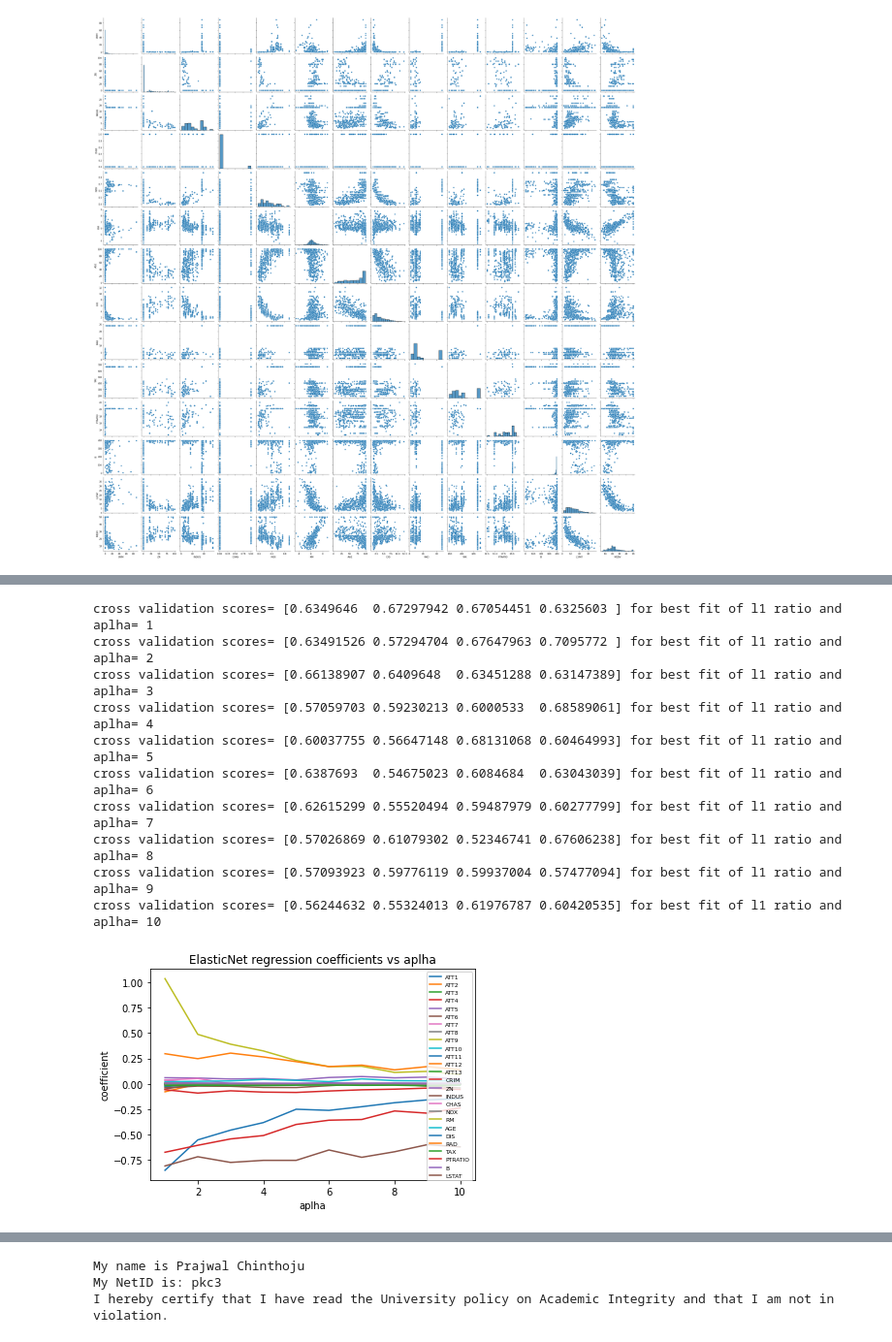
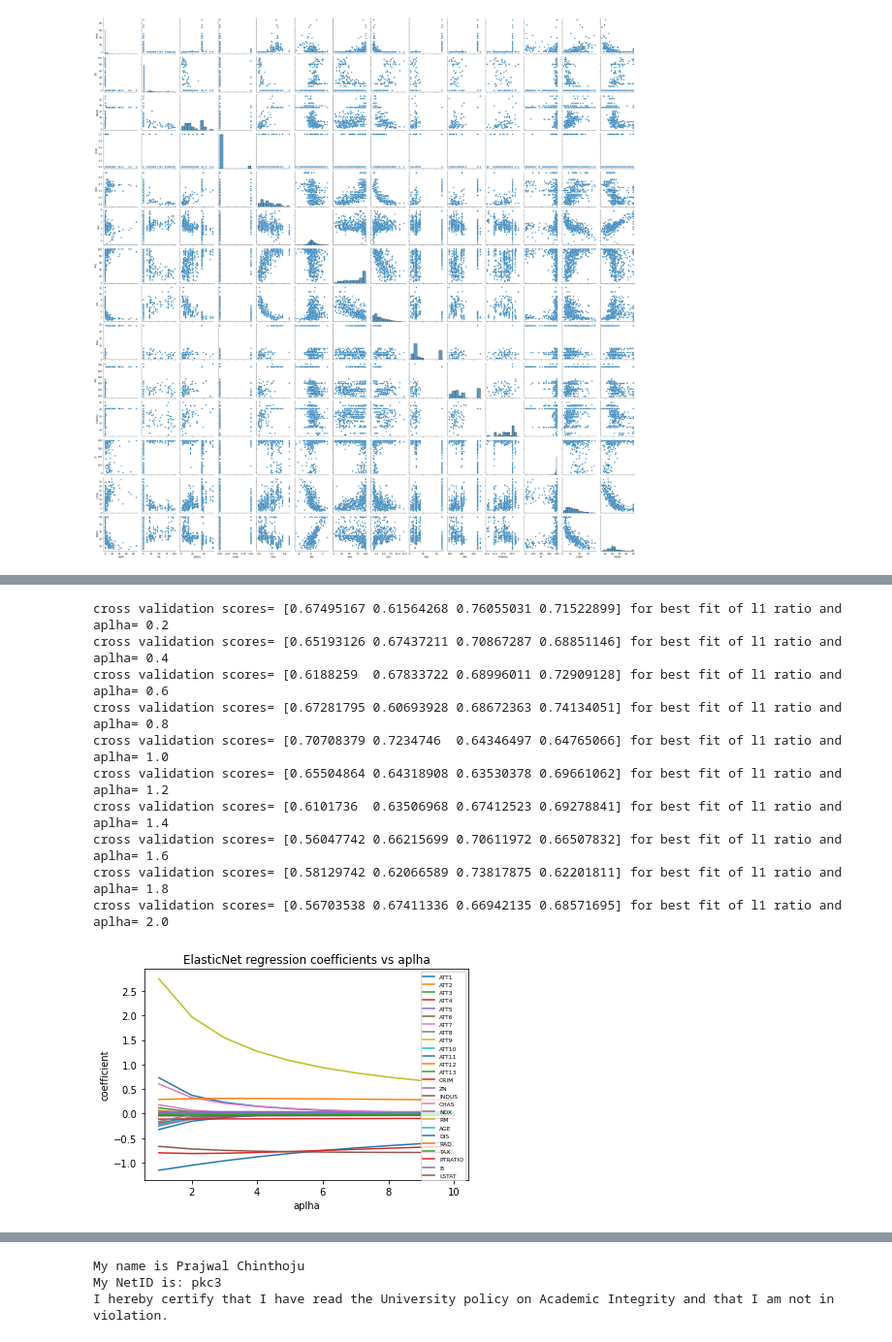
Before and after one commit to VedantMundada/IE517, a Jupyter notebook: IE517_FY21_HW4/IE517_FY21_HW4_prajwal.ipynb, the cells around one changed output, grey strips where cells are left out. Shown at 97% size. Drawn from its saved outputs; the diff is of its cells as text; code cells hidden in the pictures.

```diff
--- a/IE517_FY21_HW4/IE517_FY21_HW4_prajwal.ipynb
+++ b/IE517_FY21_HW4/IE517_FY21_HW4_prajwal.ipynb
@@ -187,2 +212,17 @@ cross validation scores= [0.64565281 0.53123162 0.52496563 0.59876467] for alpha
 
  Pruning features with Ridge seems to be a little tricky, nevertheless, the first 13 features' coefficients approach zero before other features
+# %%
+from sklearn.metrics import mean_squared_error
+print('chossing aplha=20000 gives')
+ridge=linear_model.Ridge(alpha=20000)
+ridge.fit(X_train,y_train)
+y_predict=ridge.predict(X_test)
+plt.scatter(X_test[:,18],y_test,label='Actual targets')
+plt.scatter(X_test[:,18],y_predict,label='Predicted targets')
+plt.title("ridge residual errors plot")
+plt.xlabel("X")
+plt.ylabel("target")
+plt.legend()
+plt.show()
+print("R squared value is :", str(ridge.score(X_test,y_test)))
+print("MSE value is :", str(mean_squared_error(y_predict,y_test)))
@@ -188,0 +239,15 @@ cross validation scores= [0.64565281 0.53123162 0.52496563 0.59876467] for alpha
+# %%
+from sklearn.metrics import mean_squared_error
+print('chossing aplha=0 (linear model) gives')
+ridge=linear_model.Ridge(alpha=0)
+ridge.fit(X_train,y_train)
+y_predict=ridge.predict(X_test)
+plt.scatter(X_test[:,18],y_test,label='Actual targets')
+plt.scatter(X_test[:,18],y_predict,label='Predicted targets')
+plt.title("ridge residual errors plot")
+plt.xlabel("X")
+plt.ylabel("target")
+plt.legend()
+plt.show()
+print("R squared value is :", str(ridge.score(X_test,y_test)))
+print("MSE value is :", str(mean_squared_error(y_predict,y_test)))
@@ -189,40 +259,41 @@ cross validation scores= [0.64565281 0.53123162 0.52496563 0.59876467] for alpha
 # %%
 score_y=[]
 score_x=[]
 X=hsg[labels[:-1]].values
 y=hsg[labels[-1]].values
 for i in range(1,11):
 
-    elastic=linear_model.ElasticNet(alpha=i)
-    X_train, X_test, y_train, y_test = train_test_split(X, y,test_size=0.3)
+    elastic=linear_model.ElasticNet(alpha=i/5)
+    X_train, X_test, y_train, y_test = train_test_split(X, y,test_size=0.2,random_state=42)
     pipe = Pipeline([ ('estimator', elastic)])
     gs_cv=GridSearchCV(pipe,{'estimator__l1_ratio':np.linspace(0.1,1,num=10)})
     gs_cv.fit(X,y)
-    print("cross validation scores=",str(cross_val_score(gs_cv.best_estimator_,X,y,cv=KFold(n_splits=4, shuffle=True))),"for best fit of l1 ratio and aplha=",str(i))
+    print("cross validation scores=",str(cross_val_score(gs_cv.best_estimator_,X,y,cv=KFold(n_splits=4, shuffle=True))),"for best fit of l1 ratio and aplha=",str(i/5))
     gs_cv.best_estimator_.named_steps['estimator'].fit(X_train,y_train)
     score_y.append(gs_cv.best_estimator_.named_steps['estimator'].coef_)
     score_x.append(i)
 
 
 plt.plot(np.transpose(score_x),np.array(score_y))
 plt.legend(labels.values,loc='best',fontsize=6)
 plt.title("ElasticNet regression coefficients vs aplha")
 plt.xlabel("aplha")
 plt.ylabel("coefficient")
 plt.show()
-score_y1=np.round(np.array(score_y),decimals=2)
+score_y1=np.round(np.array(score_y),decimals=1)
+print('coefficients for different aplha')
 [print(*line) for line in score_y1]
 print()
 print(" As we see from above plot the first 13 random features are already zeros by the time alpha=0.1. NOX drops out next, followed by CHAs, followed by INDUS ")
 # %% [output]
-cross validation scores= [0.6349646  0.67297942 0.67054451 0.6325603 ] for best fit of l1 ratio and aplha= 1
-cross validation scores= [0.63491526 0.57294704 0.67647963 0.7095772 ] for best fit of l1 ratio and aplha= 2
-cross validation scores= [0.66138907 0.6409648  0.63451288 0.63147389] for best fit of l1 ratio and aplha= 3
-cross validation scores= [0.57059703 0.59230213 0.6000533  0.68589061] for best fit of l1 ratio and aplha= 4
-cross validation scores= [0.60037755 0.56647148 0.68131068 0.60464993] for best fit of l1 ratio and aplha= 5
-cross validation scores= [0.6387693  0.54675023 0.6084684  0.63043039] for best fit of l1 ratio and aplha= 6
-cross validation scores= [0.62615299 0.55520494 0.59487979 0.60277799] for best fit of l1 ratio and aplha= 7
-cross validation scores= [0.57026869 0.61079302 0.52346741 0.67606238] for best fit of l1 ratio and aplha= 8
-cross validation scores= [0.57093923 0.59776119 0.59937004 0.57477094] for best fit of l1 ratio and aplha= 9
-cross validation scores= [0.56244632 0.55324013 0.61976787 0.60420535] for best fit of l1 ratio and aplha= 10
+cross validation scores= [0.67495167 0.61564268 0.76055031 0.71522899] for best fit of l1 ratio and aplha= 0.2
+cross validation scores= [0.65193126 0.67437211 0.70867287 0.68851146] for best fit of l1 ratio and aplha= 0.4
+cross validation scores= [0.6188259  0.67833722 0.68996011 0.72909128] for best fit of l1 ratio and aplha= 0.6
+cross validation scores= [0.67281795 0.60693928 0.68672363 0.74134051] for best fit of l1 ratio and aplha= 0.8
+cross validation scores= [0.70708379 0.7234746  0.64346497 0.64765066] for best fit of l1 ratio and aplha= 1.0
+cross validation scores= [0.65504864 0.64318908 0.63530378 0.69661062] for best fit of l1 ratio and aplha= 1.2
+cross validation scores= [0.6101736  0.63506968 0.67412523 0.69278841] for best fit of l1 ratio and aplha= 1.4
+cross validation scores= [0.56047742 0.66215699 0.70611972 0.66507832] for best fit of l1 ratio and aplha= 1.6
+cross validation scores= [0.58129742 0.62066589 0.73817875 0.62201811] for best fit of l1 ratio and aplha= 1.8
+cross validation scores= [0.56703538 0.67411336 0.66942135 0.68571695] for best fit of l1 ratio and aplha= 2.0
-[figure, old version]
+[figure, new version]
```
Also changed, not shown: parts of 10 cells of this notebook.
